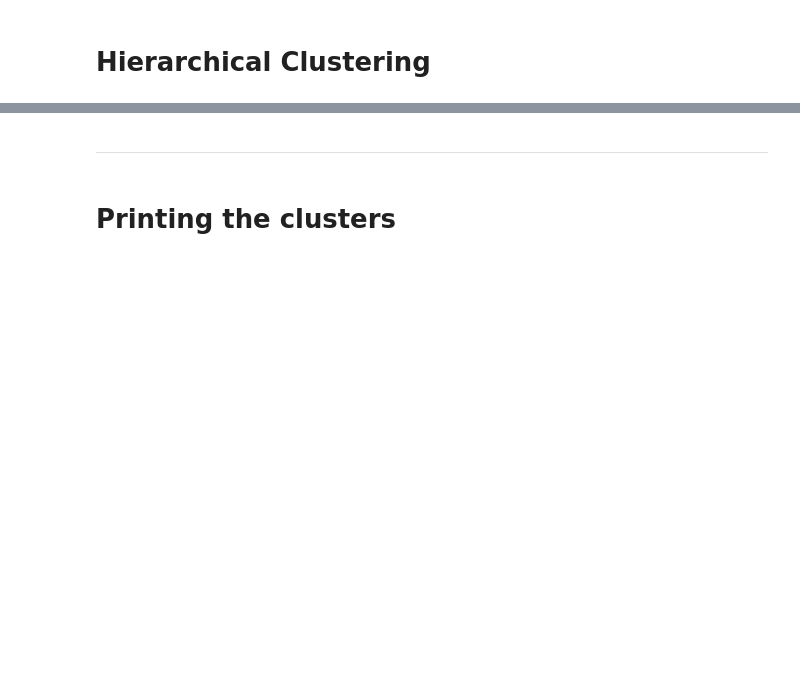
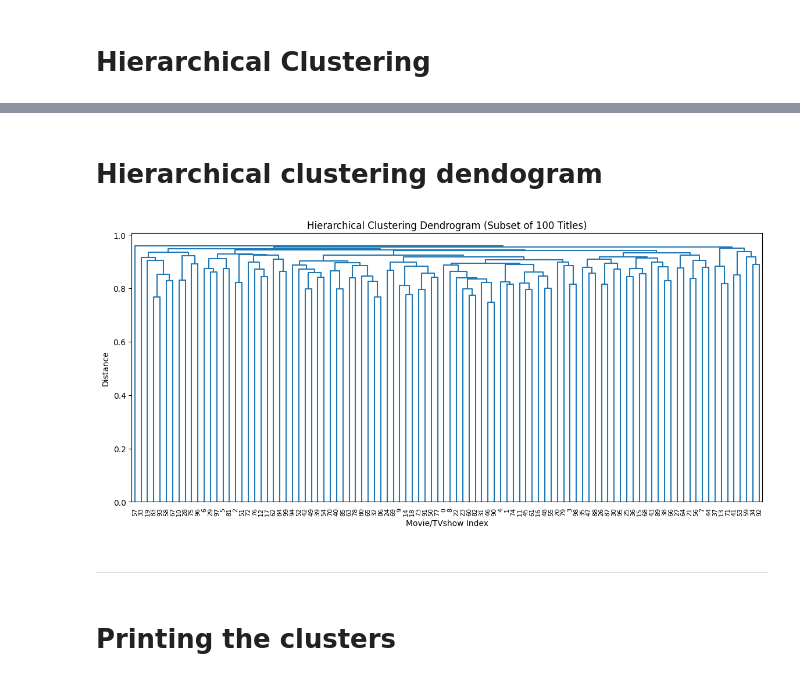
Before and after one commit to erisandersen/02807_ComputationalTools_Netflix, a Jupyter notebook: Clustering.ipynb, the cells around one changed output, grey strips where cells are left out. Drawn from its saved outputs; the diff is of its cells as text; code cells hidden in the pictures; blank space fills up the shorter version.

```diff
--- a/Clustering.ipynb
+++ b/Clustering.ipynb
@@ -30,3 +45,23 @@ Number of clusters: 385
+# %% [markdown]
+# Hierarchical clustering dendogram
+# %%
+import matplotlib.pyplot as plt
+from scipy.cluster.hierarchy import dendrogram
+
+subset_size = 100
+subset_idx = sample_idx[:subset_size]
+
+D_small = distance_matrix[np.ix_(range(subset_size), range(subset_size))]
+Z_small = linkage(squareform(D_small, checks=False), method='average')
+
+plt.figure(figsize=(14, 6))
+plt.title("Hierarchical Clustering Dendrogram (Subset of 100 Titles)")
+plt.xlabel("Movie/TVshow Index")
+plt.ylabel("Distance")
+dendrogram(Z_small, leaf_rotation=90., leaf_font_size=8.)
+plt.show()
+# %% [output]
+[figure, added]
 # %% [markdown]
 ---------------
 # %%
```
Also changed, not shown: parts of 11 cells of this notebook, 1 other file.
